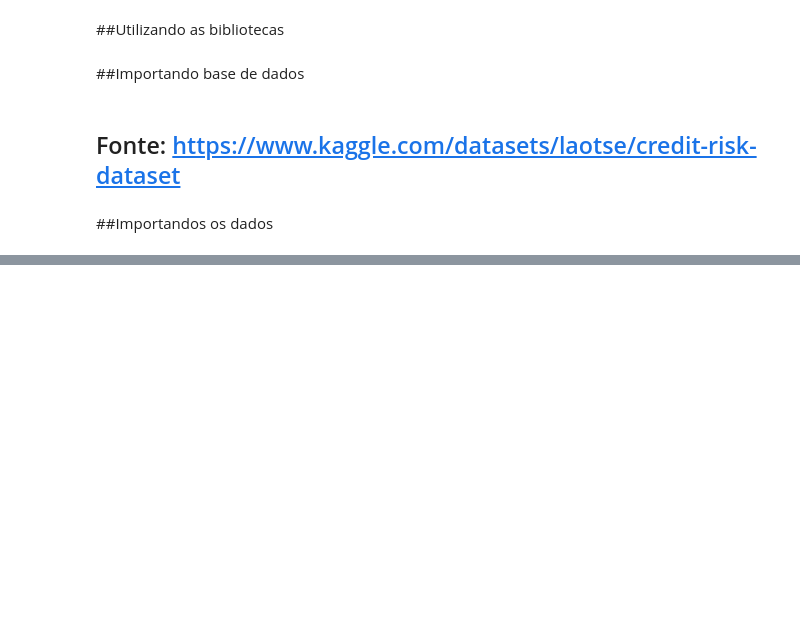
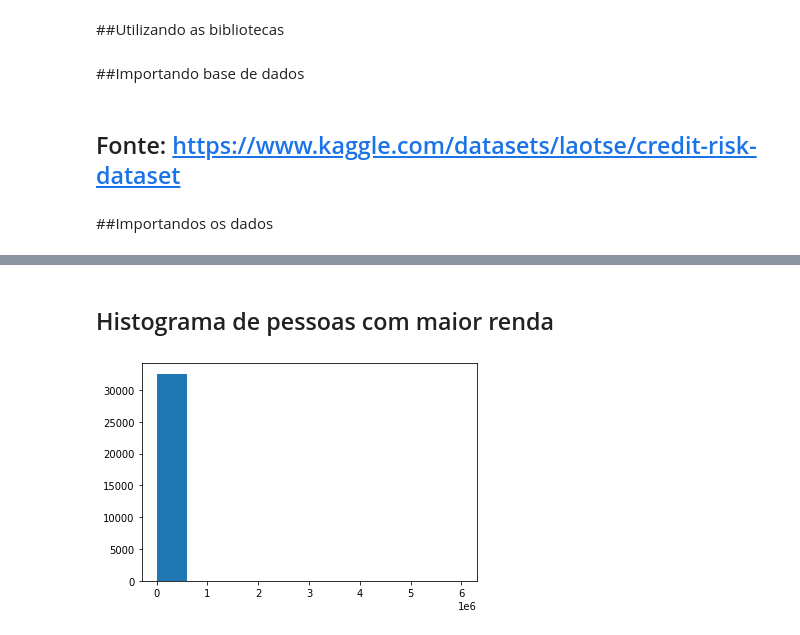
Before and after one commit to paulo-santos-ds/Machine-Learning, a Jupyter notebook: Risk_credit.ipynb, the cells around one changed output, grey strips where cells are left out. Drawn from its saved outputs; the diff is of its cells as text; code cells hidden in the pictures; blank space fills up the shorter version.

```diff
--- a/Risk_credit.ipynb
+++ b/Risk_credit.ipynb
@@ -36,0 +104,7 @@ base_credit.head()
+# %% [markdown]
+## Histograma de pessoas com maior renda
+# %%
+plt.hist(x = base_credit['person_income']);
+plt.show()
+# %% [output]
+[figure, added]
```
Also changed, not shown: parts of 20 cells of this notebook.
